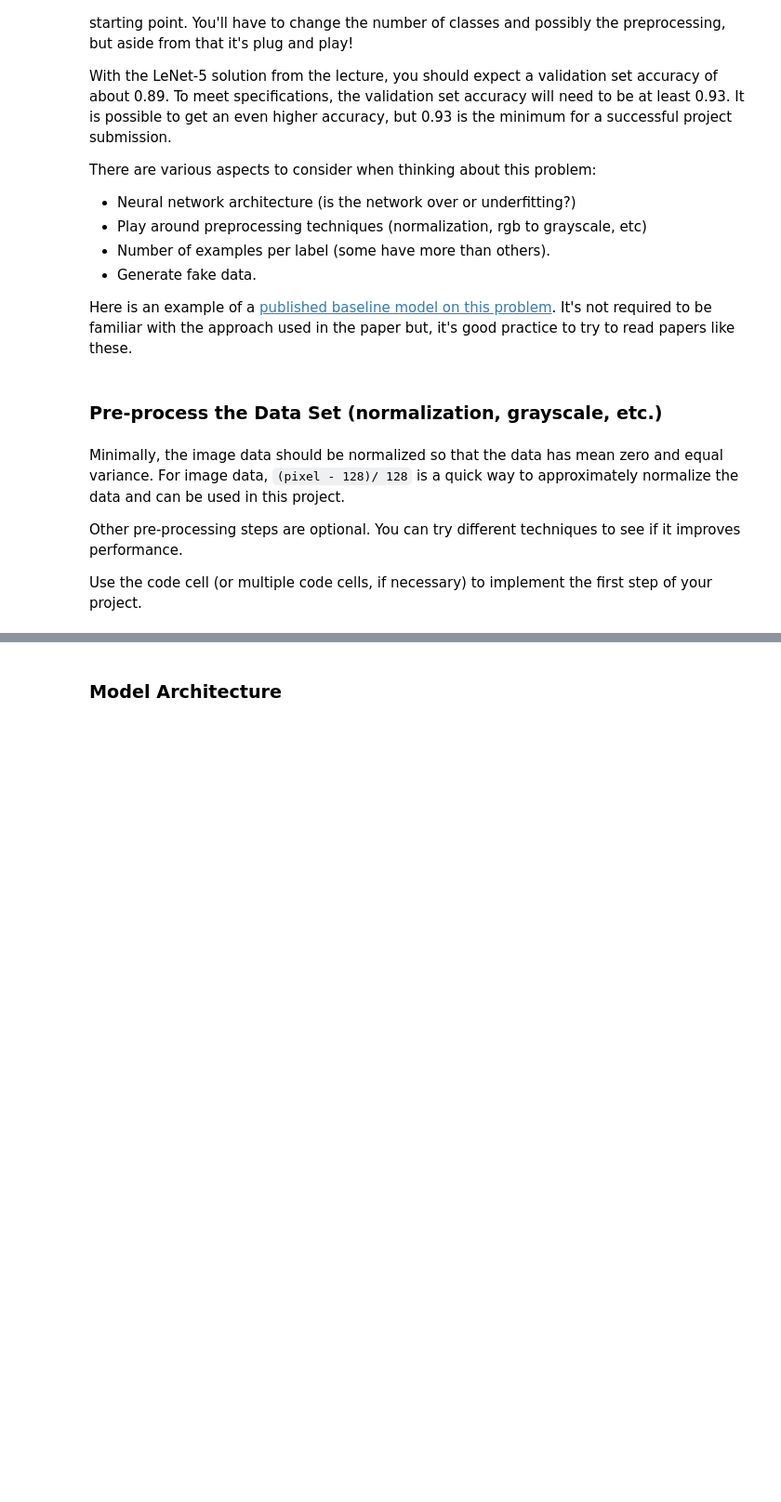
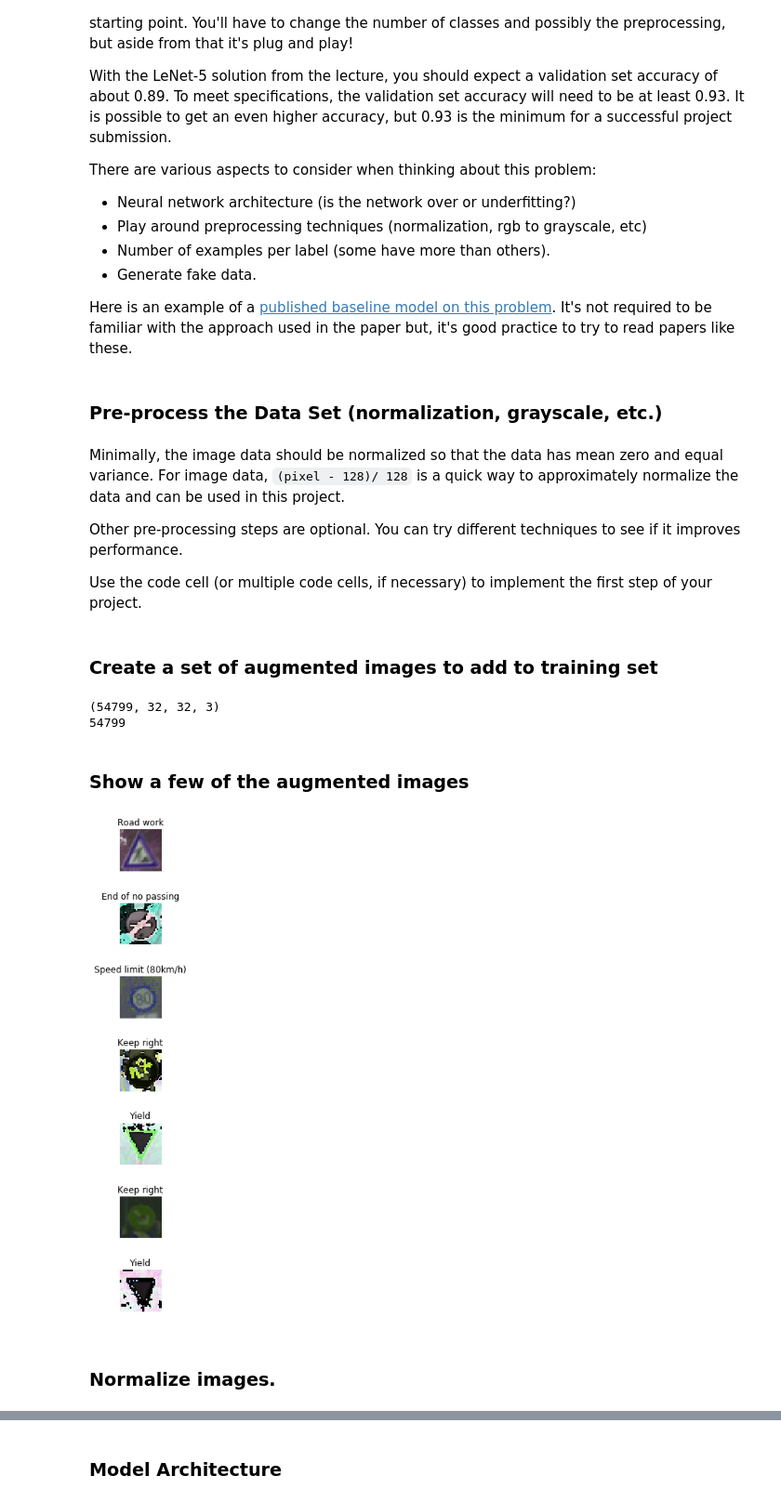
Before and after one commit to taris123/Traffic-Signs-Udacity, a Jupyter notebook: Traffic_Sign_Classifier.ipynb, the cells around one changed output, grey strips where cells are left out. Shown: that part at 93% size. Saved outputs shown, nothing was run; the diff lists cells and outputs as text; code cells hidden in the pictures; blank space fills up the shorter version.

Commit message:
added augmentation

```diff
--- a/Traffic_Sign_Classifier.ipynb
+++ b/Traffic_Sign_Classifier.ipynb
@@ -155,6 +156,71 @@ Minimally, the image data should be normalized so that the data has mean zero an
 Other pre-processing steps are optional. You can try different techniques to see if it improves performance.
 
 Use the code cell (or multiple code cells, if necessary) to implement the first step of your project.
+# %% [markdown]
+### Create a set of augmented images to add to training set
+# %%
+import cv2
+img = np.zeros((20000, 32, 32, 3))
+
+# The outline for the use of parallel threads was motivated by:
+# https://kusemanohar.wordpress.com/2016/06/28/parallel-bulk-image-resizing-python/
+
+from multiprocessing import pool
+from multiprocessing.dummy import Pool as ThreadPool
+
+# The following function uses cv2 to randomly change h, s, v values of image
+# The general outline is from the cv2 help pages.
+def augment_images(img_index):
+    img = X_train[img_index]
+    hsv = cv2.cvtColor(img, cv2.COLOR_BGR2HSV) #convert it to hsv
+    h, s, v = cv2.split(hsv)
+    h += random.randrange(30,150, 1)
+    #s += random.randrange(30, 225, 1)
+    v += random.randrange(30, 225, 1)
+    final_hsv = cv2.merge((h, s, v))
+    img = cv2.cvtColor(final_hsv, cv2.COLOR_HSV2BGR)
+
+    #The following three lines rotate the image a random amount.  I found that this was hurting the overall accuracy.
+    #rows, cols, channel = img.shape
+    #M = cv2.getRotationMatrix2D((cols/2,rows/2), random.randrange(30, 270, 30),1)
+    #dst = cv2.warpAffine(img,M,(cols,rows))
+
+    return img
+
+rand_index = random.sample(range(34700), 20000)
+
+# This speeds up the calculation considerably.  Spreading the workload to 4 simultaneous threads
+pool = ThreadPool(4)
+img = pool.map(augment_images, rand_index)
+
+y_train = np.append(y_train, y_train[rand_index])
+X_train = np.concatenate((X_train, img), axis=0)
+
+# Sanity check
+print(X_train.shape)
+print(len(y_train))
+# %% [output]
+(54799, 32, 32, 3)
+54799
+# %% [markdown]
+### Show a few of the augmented images
+# %%
+plt.figure(figsize=(10, 10))
+for i in range(7):
+    index = random.randint(35000, len(X_train))
+    plt.subplot(7,1,i+1)
+
+
+    #plt.tight_layout(w_pad = 4)
+    plt.axis('off')
+    plt.tight_layout()
+    plt.title(names[y_train[index]])
+    plt.imshow(X_train[index])
+    #plt.tight_layout()
+# %% [output]
+[figure, added]
+# %% [markdown]
+### Normalize images.
 # %%
 ### Preprocess the data here. It is required to normalize the data. Other preprocessing steps could include
 ### converting to grayscale, etc.
```
Also changed, not shown: parts of 13 cells of this notebook.
